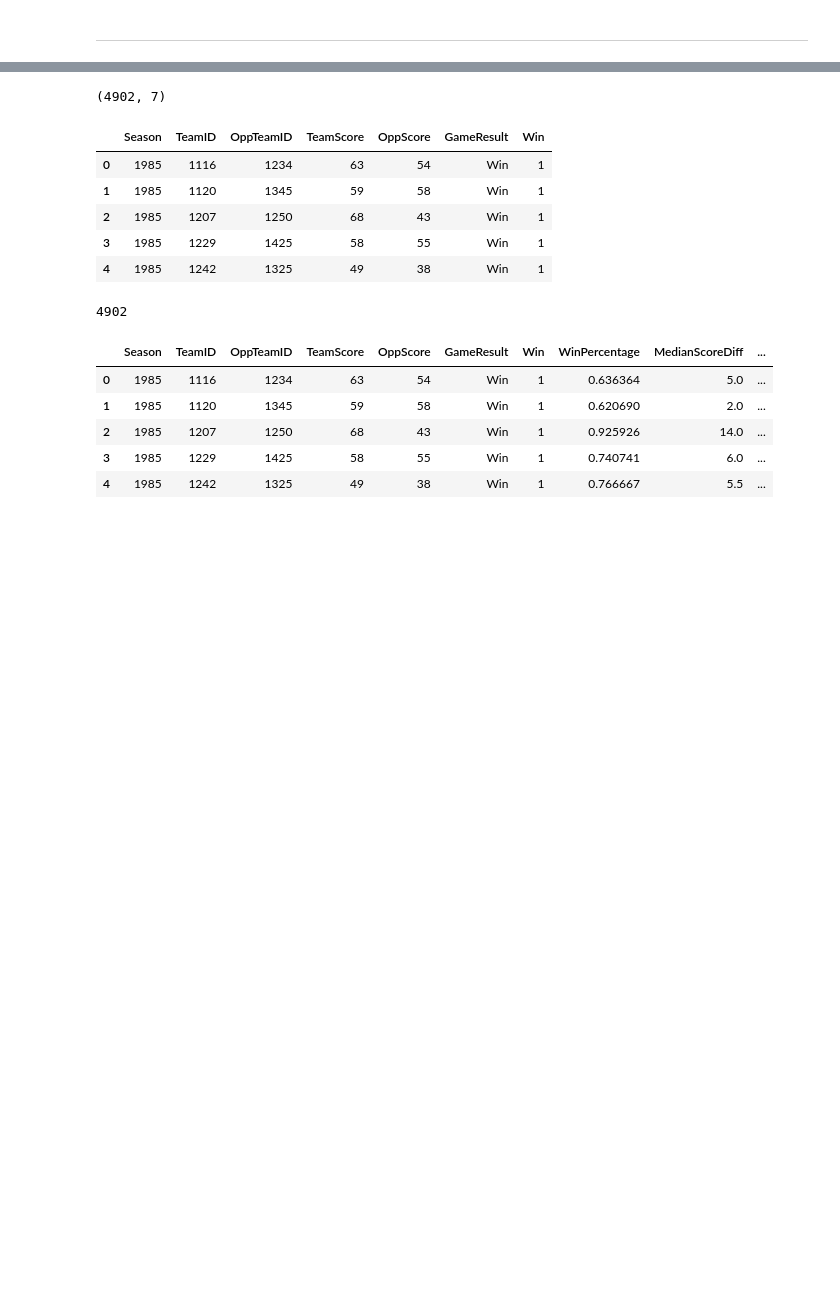
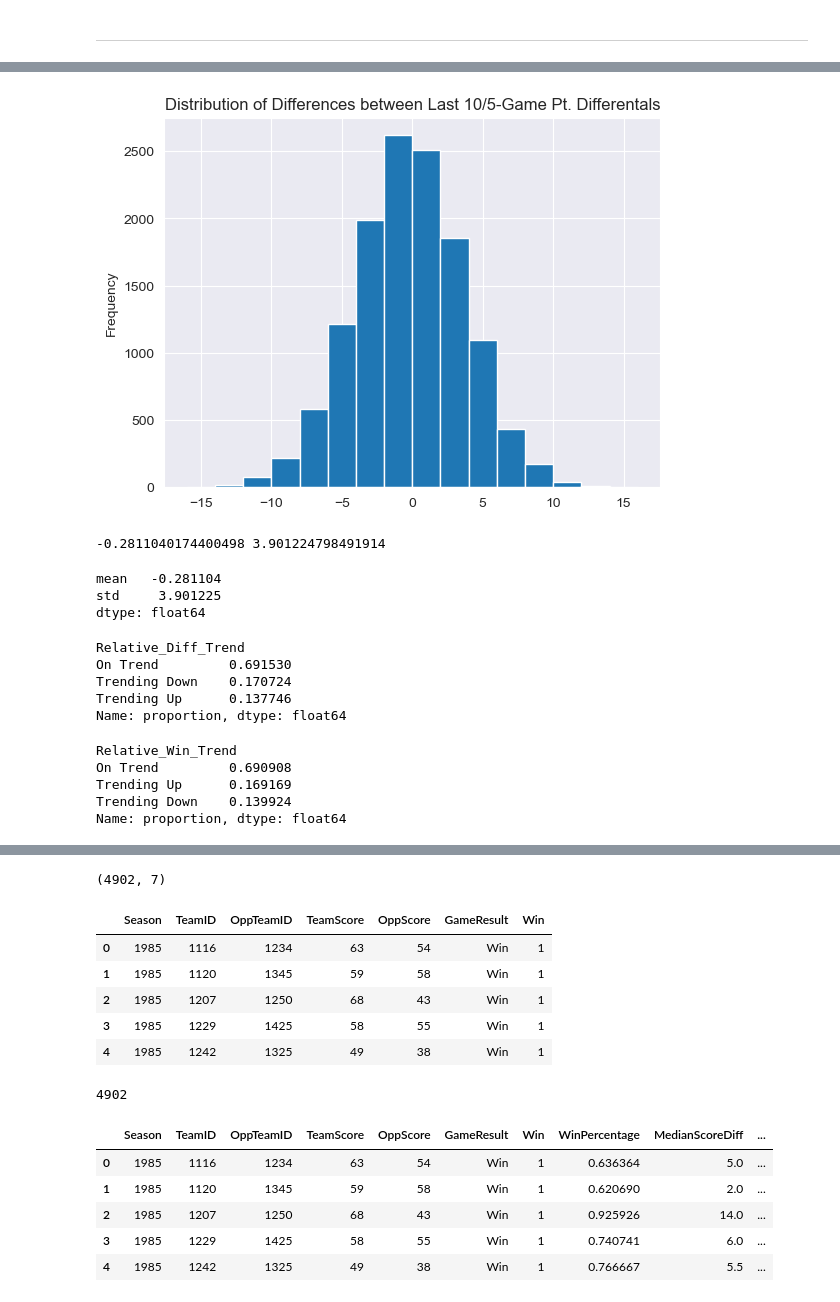
Before and after one commit to dvdhartsman/March_Machine_Learning_Mania_2024, a Jupyter notebook: Data_Understanding_and_Aggregation.ipynb, the cells around one changed output, grey strips where cells are left out. Drawn from its saved outputs; the diff is of its cells as text; code cells hidden in the pictures; blank space fills up the shorter version.

```diff
--- a/Data_Understanding_and_Aggregation.ipynb
+++ b/Data_Understanding_and_Aggregation.ipynb
@@ -1375,0 +1599,8 @@ df_agg.head()
+# %%
+# Plotting the distributions of differences between last 5 game pt differential and last 10 game pt differential
+
+(df_agg["LastFivePtDiff"] - df_agg["LastTenPtDiff"])\
+.plot(kind="hist", bins=np.arange(-16, 18, 2),\
+      title="Distribution of Differences between Last 10/5-Game Pt. Differentals");
+# %% [output]
+[figure, added]
@@ -1375,0 +1610,9 @@ df_agg.head()
+# %%
+# Sanity Check
+print(points_mean, points_std)
+(df_agg["LastFivePtDiff"] - df_agg["LastTenPtDiff"]).agg(["mean", "std"])
+# %% [output]
+-0.2811040174400498 3.901224798491914
+mean   -0.281104
+std     3.901225
+dtype: float64
@@ -1375,0 +1633,9 @@ df_agg.head()
+# %%
+# Checking distributions for pt diff trends, should roughly be 68, 16, 16
+df_agg["Relative_Diff_Trend"].value_counts(normalize=True)
+# %% [output]
+Relative_Diff_Trend
+On Trend         0.691530
+Trending Down    0.170724
+Trending Up      0.137746
+Name: proportion, dtype: float64
@@ -1375,0 +1658,10 @@ df_agg.head()
+# %%
+# Checking distributions for pt diff trends, should roughly be 68, 16, 16
+
+df_agg["Relative_Win_Trend"].value_counts(normalize=True)
+# %% [output]
+Relative_Win_Trend
+On Trend         0.690908
+Trending Up      0.169169
+Trending Down    0.139924
+Name: proportion, dtype: float64
```
Also changed, not shown: parts of 83 cells of this notebook.
